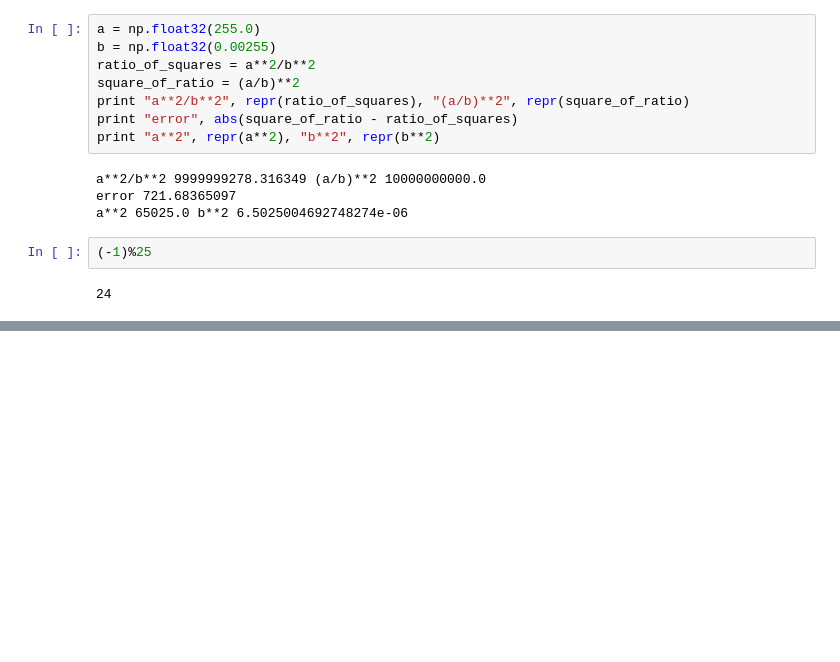
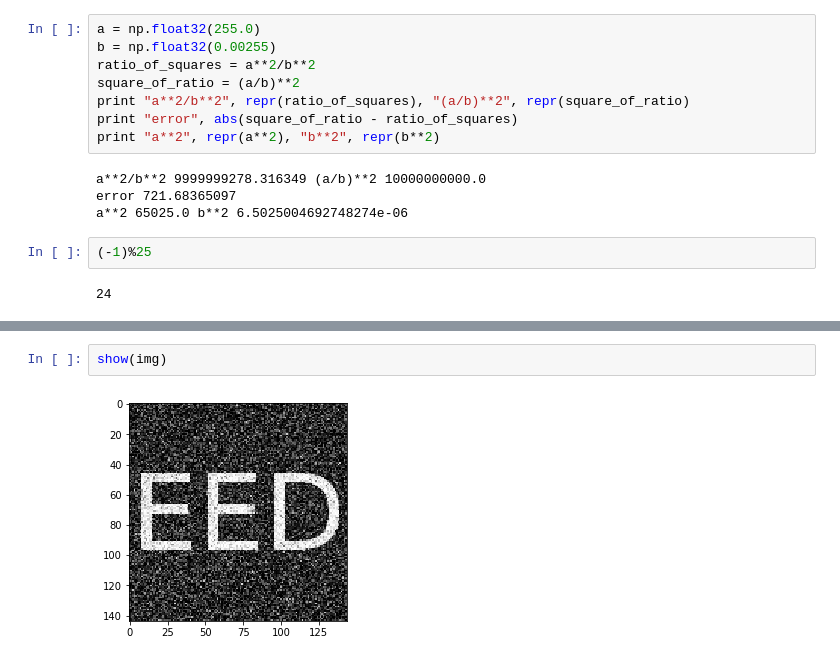
Before and after one commit to eqfinney/diffusion-models, a Jupyter notebook: diffusion.ipynb, the cells around one changed output, grey strips where cells are left out. Saved outputs shown, nothing was run; the diff lists cells and outputs as text; blank space fills up the shorter version.

```diff
--- a/diffusion.ipynb
+++ b/diffusion.ipynb
@@ -298,0 +475,4 @@ a**2 65025.0 b**2 6.5025004692748274e-06
+# %%
+show(img)
+# %% [output]
+[figure, added]
```
Also changed, not shown: parts of 31 cells of this notebook.
